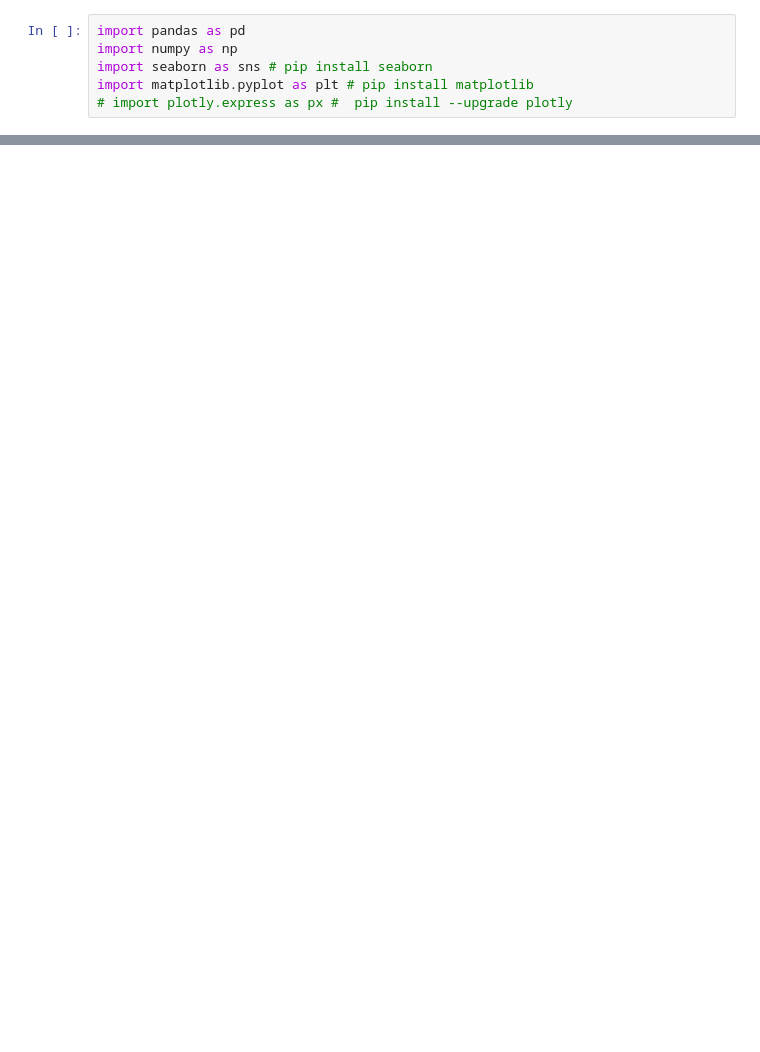
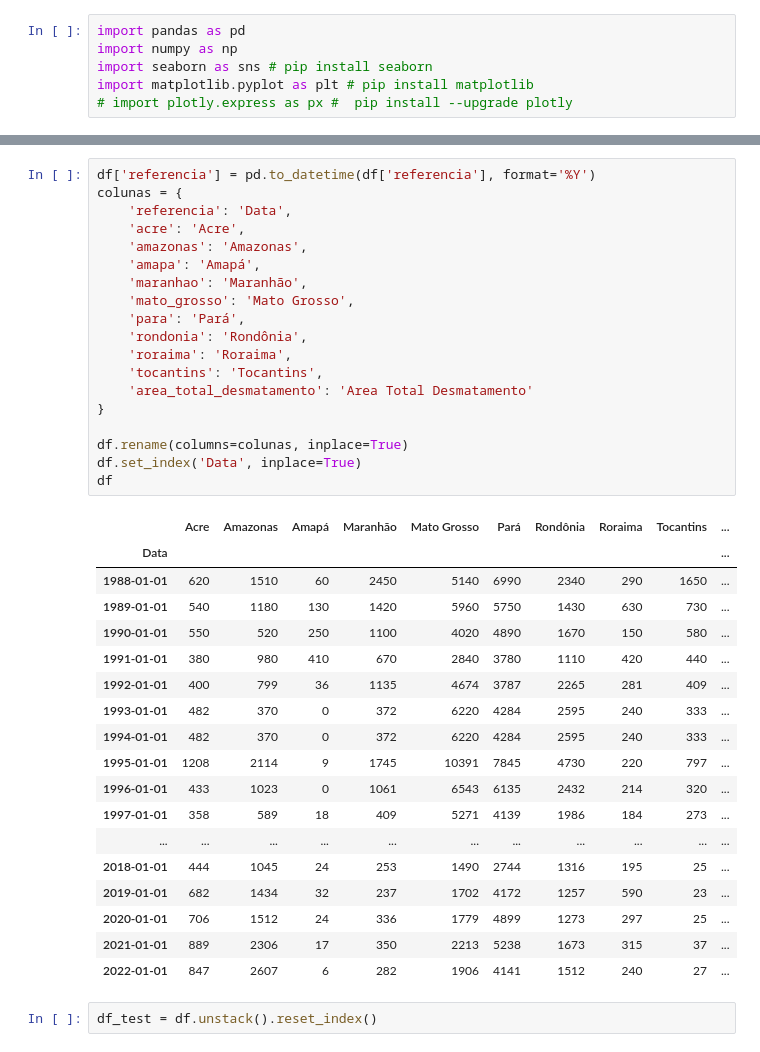
Before and after one commit to NewKanvas/Senac, a Jupyter notebook: IPython/Desmatamento.ipynb, the cells around one changed output, grey strips where cells are left out. Saved outputs shown, nothing was run; the diff lists cells and outputs as text; blank space fills up the shorter version.

```diff
--- a/IPython/Desmatamento.ipynb
+++ b/IPython/Desmatamento.ipynb
@@ -11,0 +30,40 @@ FileNotFoundError: [Errno 2] No such file or directory: 'Senac\\csv\x01 desmatam
+# %%
+df['referencia'] = pd.to_datetime(df['referencia'], format='%Y')
+colunas = {
+    'referencia': 'Data',
+    'acre': 'Acre',
+    'amazonas': 'Amazonas',
+    'amapa': 'Amapá',
+    'maranhao': 'Maranhão',
+    'mato_grosso': 'Mato Grosso',
+    'para': 'Pará',
+    'rondonia': 'Rondônia',
+    'roraima': 'Roraima',
+    'tocantins': 'Tocantins',
+    'area_total_desmatamento': 'Area Total Desmatamento'
+}
+
+df.rename(columns=colunas, inplace=True)
+df.set_index('Data', inplace=True)
+df
+# %% [output]
+|  | Acre | Amazonas | Amapá | Maranhão | Mato Grosso | Pará | Rondônia | Roraima | Tocantins | ... |
+| Data |  |  |  |  |  |  |  |  |  | ... |
+| 1988-01-01 | 620 | 1510 | 60 | 2450 | 5140 | 6990 | 2340 | 290 | 1650 | ... |
+| 1989-01-01 | 540 | 1180 | 130 | 1420 | 5960 | 5750 | 1430 | 630 | 730 | ... |
+| 1990-01-01 | 550 | 520 | 250 | 1100 | 4020 | 4890 | 1670 | 150 | 580 | ... |
+| 1991-01-01 | 380 | 980 | 410 | 670 | 2840 | 3780 | 1110 | 420 | 440 | ... |
+| 1992-01-01 | 400 | 799 | 36 | 1135 | 4674 | 3787 | 2265 | 281 | 409 | ... |
+| 1993-01-01 | 482 | 370 | 0 | 372 | 6220 | 4284 | 2595 | 240 | 333 | ... |
+| 1994-01-01 | 482 | 370 | 0 | 372 | 6220 | 4284 | 2595 | 240 | 333 | ... |
+| 1995-01-01 | 1208 | 2114 | 9 | 1745 | 10391 | 7845 | 4730 | 220 | 797 | ... |
+| 1996-01-01 | 433 | 1023 | 0 | 1061 | 6543 | 6135 | 2432 | 214 | 320 | ... |
+| 1997-01-01 | 358 | 589 | 18 | 409 | 5271 | 4139 | 1986 | 184 | 273 | ... |
+| ... | ... | ... | ... | ... | ... | ... | ... | ... | ... | ... |
+| 2018-01-01 | 444 | 1045 | 24 | 253 | 1490 | 2744 | 1316 | 195 | 25 | ... |
+| 2019-01-01 | 682 | 1434 | 32 | 237 | 1702 | 4172 | 1257 | 590 | 23 | ... |
+| 2020-01-01 | 706 | 1512 | 24 | 336 | 1779 | 4899 | 1273 | 297 | 25 | ... |
+| 2021-01-01 | 889 | 2306 | 17 | 350 | 2213 | 5238 | 1673 | 315 | 37 | ... |
+| 2022-01-01 | 847 | 2607 | 6 | 282 | 1906 | 4141 | 1512 | 240 | 27 | ... |
+# %%
+df_test = df.unstack().reset_index()
```
Also changed, not shown: parts of 4 cells of this notebook, 2 other files.
